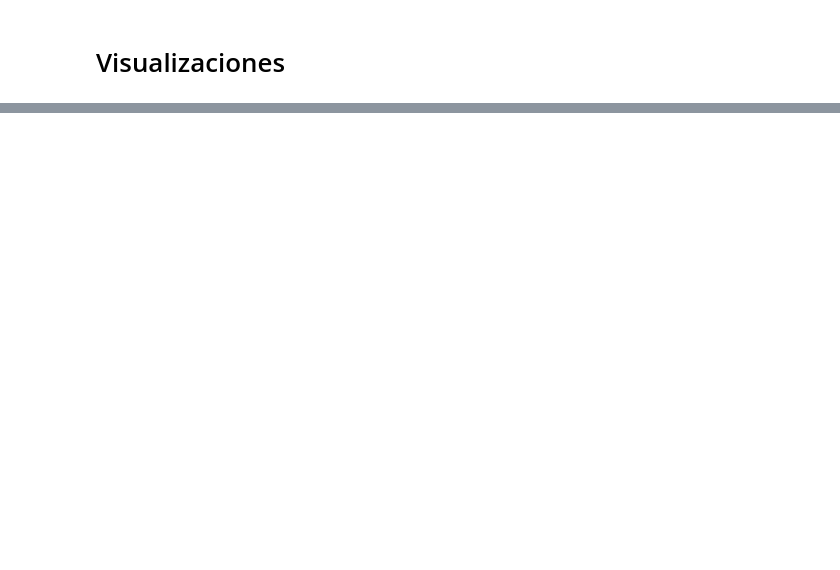
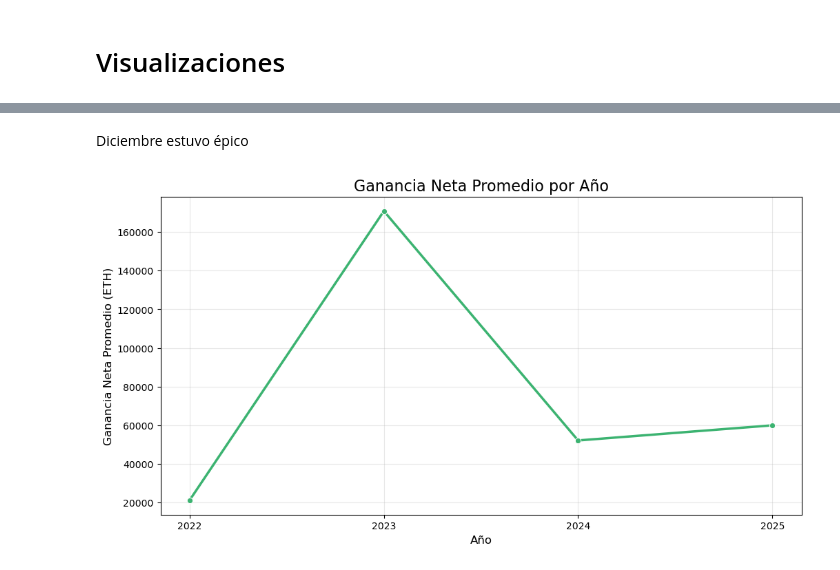
Before and after one commit to t3r4n/ETH, a Jupyter notebook: EDA/Eigenphi_EDA.ipynb, the cells around one changed output, grey strips where cells are left out. Drawn from its saved outputs; the diff is of its cells as text; code cells hidden in the pictures; blank space fills up the shorter version.

```diff
--- a/EDA/Eigenphi_EDA.ipynb
+++ b/EDA/Eigenphi_EDA.ipynb
@@ -262,0 +310,18 @@ ROI Global: 22.00%
+# %% [markdown]
+Diciembre estuvo épico
+# %%
+# Agrupar por año y calcular la ganancia neta promedio
+ganancia_anual = sandwich.groupby(sandwich['Date'].dt.year)['ganancia_neta'].mean().reset_index()
+ganancia_anual.rename(columns={'Date': 'Año'}, inplace=True)  # Renombrar columna para claridad
+ganancia_anual.rename(columns={ganancia_anual.columns[0]: 'Año'}, inplace=True)
+
+plt.figure(figsize=(12, 6))
+sns.lineplot(data=ganancia_anual, x=ganancia_anual.columns[0], y='ganancia_neta', marker='o', color='mediumseagreen', linewidth=2.5)
+plt.title('Ganancia Neta Promedio por Año', fontsize=16)
+plt.xlabel('Año', fontsize=12)
+plt.ylabel('Ganancia Neta Promedio (ETH)', fontsize=12)
+plt.xticks(ganancia_anual[ganancia_anual.columns[0]])  # Mostrar todos los años
+plt.grid(True, alpha=0.3)
+plt.show()
+# %% [output]
+[figure, added]
```
Also changed, not shown: parts of 18 cells of this notebook.
